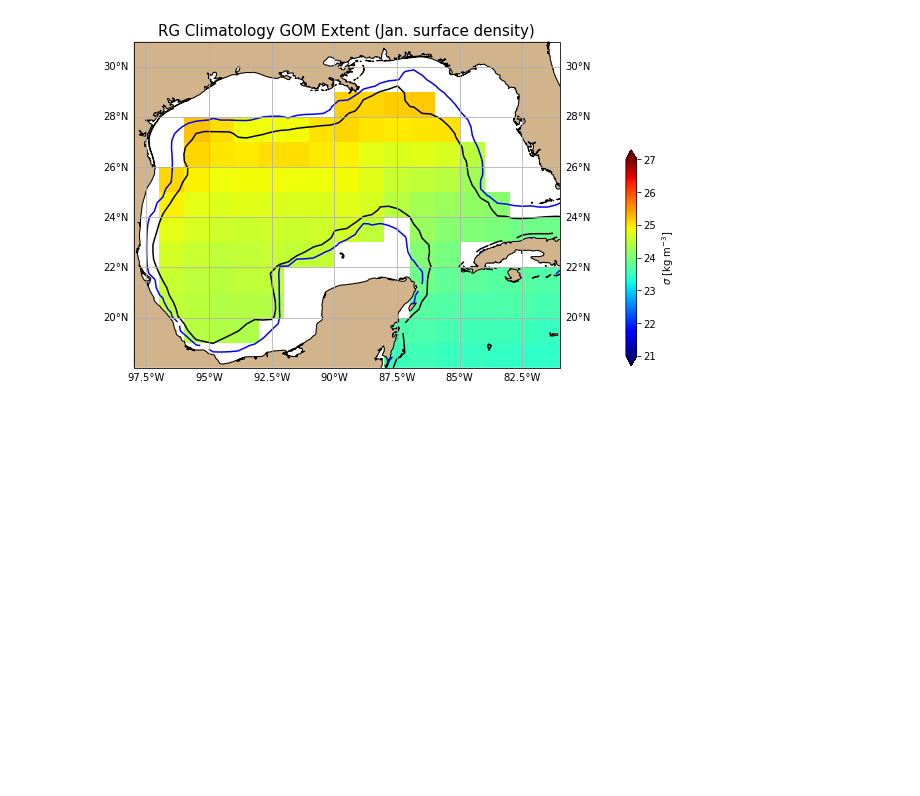
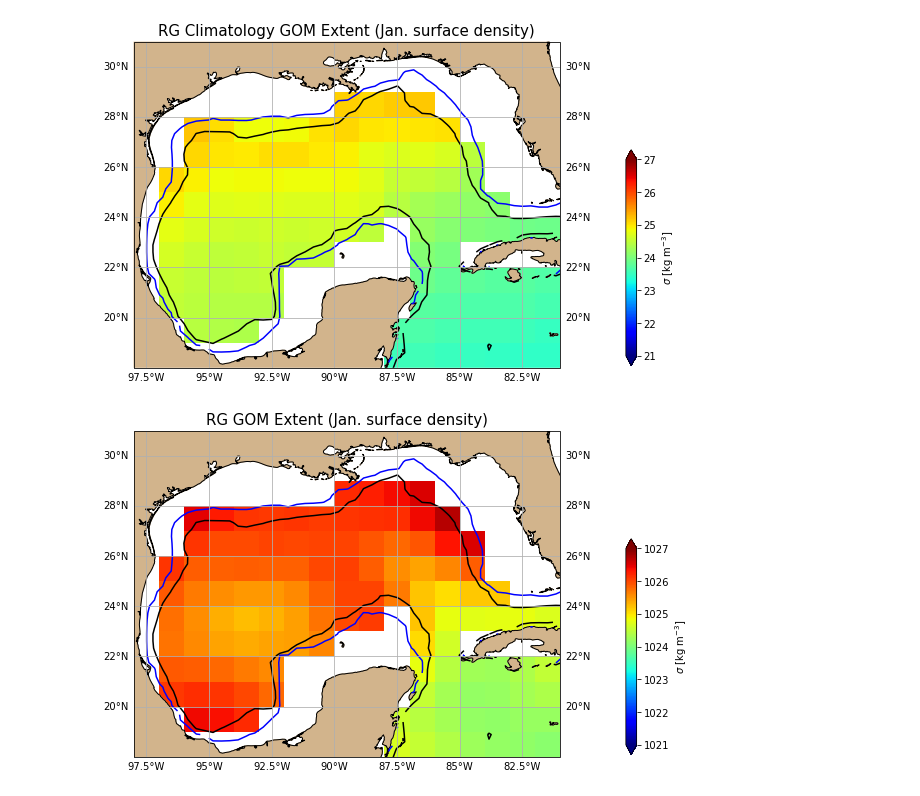
Before and after one commit to jakesteinberg/nasa_ostst, a Jupyter notebook: argo_extent.ipynb, the cells around one changed output. Cells and saved outputs as stored; diff of their text form; code cells hidden in the pictures; blank space fills up the shorter version.

Commit message:
cleaning up code, prepping argo for pb est

```diff
--- a/argo_extent.ipynb
+++ b/argo_extent.ipynb
@@ -64,0 +170,22 @@ f.savefig('/Users/jakesteinberg/Documents/NASA_OSTST/meetings/2022_03_30/GOM_arg
+# %%
+filename = ('/Users/jakesteinberg/Documents/NASA_OSTST/Argo_RG/rho_0_2000m.nc')
+argo_rho = xr.open_dataset(filename)
+RGdensity = argo_rho.__xarray_dataarray_variable__
+RGlon = argo_rho.longitude
+RGlat = argo_rho.latitude
+RGpressure = argo_rho.p
+# %%
+f, ax = plt.subplots(1,1,figsize=(10,6), subplot_kw={'projection':ccrs.PlateCarree(central_longitude=0)})
+arg_d_p = RGdensity.isel(month=0,p=10).plot(ax=ax,transform=ccrs.PlateCarree(), vmin=1021, vmax=1027, \
+                     cmap=plt.get_cmap('jet'), zorder=0, add_colorbar=False) # norm=LogNorm(vmin=pe_levs[0], vmax=pe_levs[1])
+ax.contour(lons,lats,dep,levels=[150],colors='b')
+ax.contour(lons,lats,dep,levels=[1000],colors='k')
+ax.add_feature(cartopy.feature.LAND, color='#D2B48C',zorder=1); ax.coastlines()
+gl = ax.gridlines(draw_labels=True); gl.xlabels_top = False;
+ax.set_xlim([-98,-81]); ax.set_ylim([18,31]);
+ax.set_title('RG GOM Extent (Jan. surface density)',fontsize=15)
+cbpos = [0.90, 0.13, 0.015, 0.5]; cax = f.add_axes(cbpos);
+cb = f.colorbar(arg_d_p, cax=cax, orientation='vertical', extend='both', label=r'$\sigma$ [kg m$^{-3}$]')
+# f.savefig('/Users/jakesteinberg/Documents/NASA_OSTST/meetings/2022_03_30/GOM_argo_1000m.jpg', dpi=250)
+# %% [output]
+[figure, added]
```
Also changed, not shown: parts of 16 cells of this notebook, 2 other files.
